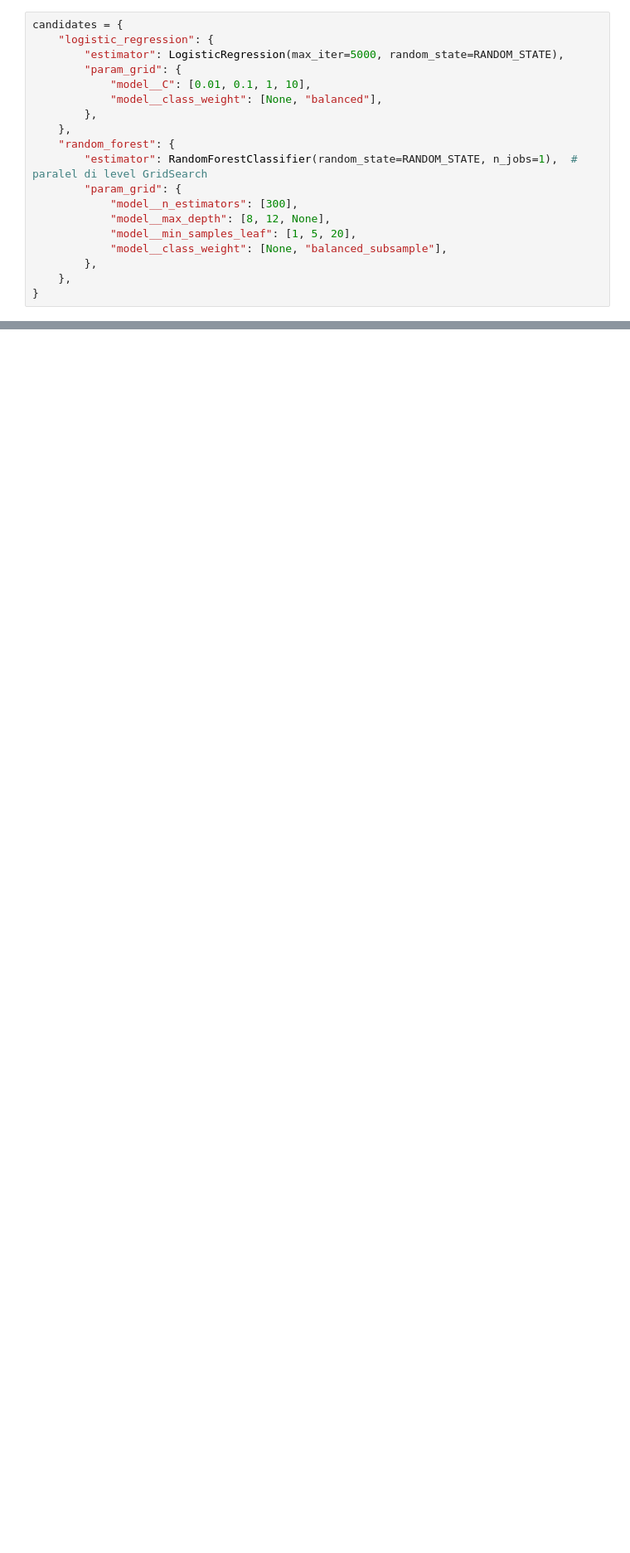
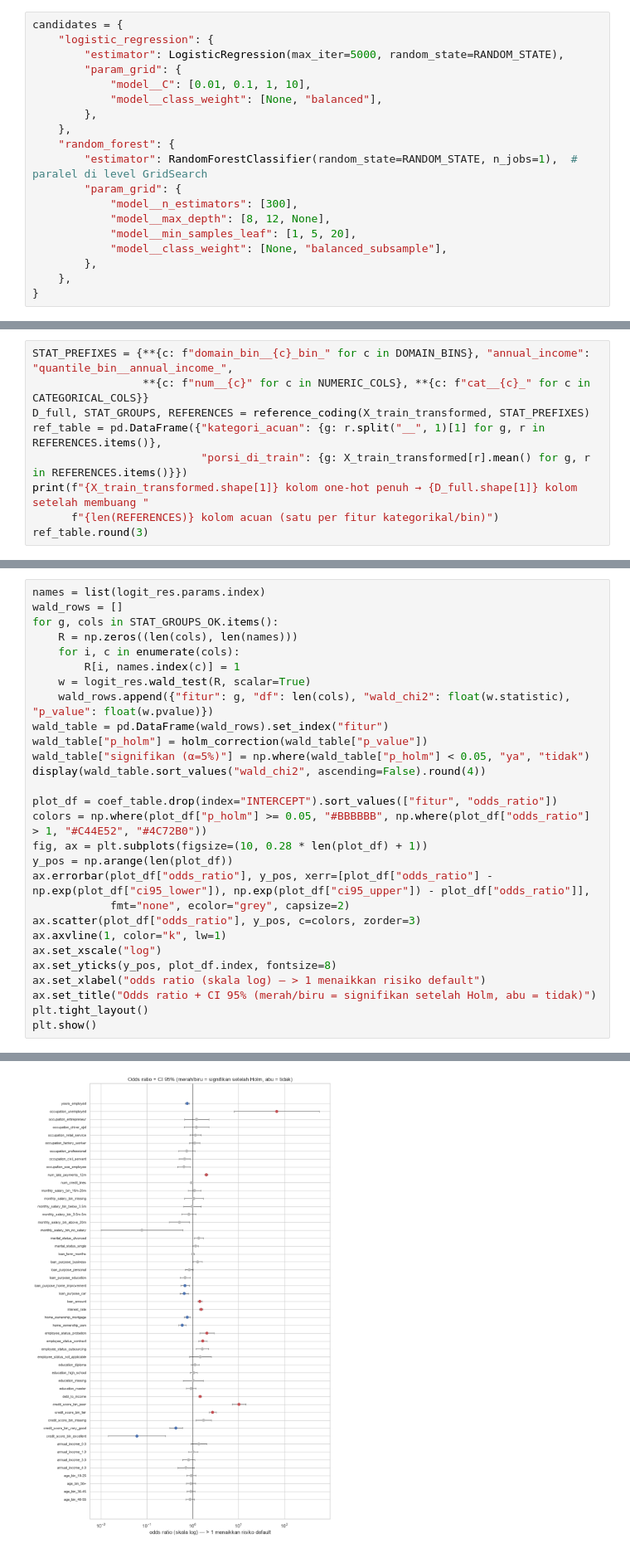
Before and after one commit to ikhsannur1996/credit_classification, a Jupyter notebook: notebooks/credit_default_end_to_end.ipynb, the cells around one changed output, grey strips where cells are left out. Shown at 83% size. Saved outputs shown, nothing was run; the diff lists cells and outputs as text; blank space fills up the shorter version.

Commit message:
Add statistical model section (dummy coding, GVIF, logistic regression statsmodels) + refresh model & notebook

```diff
--- a/notebooks/credit_default_end_to_end.ipynb
+++ b/notebooks/credit_default_end_to_end.ipynb
@@ -978,0 +1017,9 @@ candidates = {
+# %%
+STAT_PREFIXES = {**{c: f"domain_bin__{c}_bin_" for c in DOMAIN_BINS}, "annual_income": "quantile_bin__annual_income_",
+                 **{c: f"num__{c}" for c in NUMERIC_COLS}, **{c: f"cat__{c}_" for c in CATEGORICAL_COLS}}
+D_full, STAT_GROUPS, REFERENCES = reference_coding(X_train_transformed, STAT_PREFIXES)
+ref_table = pd.DataFrame({"kategori_acuan": {g: r.split("__", 1)[1] for g, r in REFERENCES.items()},
+                          "porsi_di_train": {g: X_train_transformed[r].mean() for g, r in REFERENCES.items()}})
+print(f"{X_train_transformed.shape[1]} kolom one-hot penuh → {D_full.shape[1]} kolom setelah membuang "
+      f"{len(REFERENCES)} kolom acuan (satu per fitur kategorikal/bin)")
+ref_table.round(3)
@@ -978,0 +1203,29 @@ candidates = {
+# %%
+names = list(logit_res.params.index)
+wald_rows = []
+for g, cols in STAT_GROUPS_OK.items():
+    R = np.zeros((len(cols), len(names)))
+    for i, c in enumerate(cols):
+        R[i, names.index(c)] = 1
+    w = logit_res.wald_test(R, scalar=True)
+    wald_rows.append({"fitur": g, "df": len(cols), "wald_chi2": float(w.statistic), "p_value": float(w.pvalue)})
+wald_table = pd.DataFrame(wald_rows).set_index("fitur")
+wald_table["p_holm"] = holm_correction(wald_table["p_value"])
+wald_table["signifikan (α=5%)"] = np.where(wald_table["p_holm"] < 0.05, "ya", "tidak")
+display(wald_table.sort_values("wald_chi2", ascending=False).round(4))
+
+plot_df = coef_table.drop(index="INTERCEPT").sort_values(["fitur", "odds_ratio"])
+colors = np.where(plot_df["p_holm"] >= 0.05, "#BBBBBB", np.where(plot_df["odds_ratio"] > 1, "#C44E52", "#4C72B0"))
+fig, ax = plt.subplots(figsize=(10, 0.28 * len(plot_df) + 1))
+y_pos = np.arange(len(plot_df))
+ax.errorbar(plot_df["odds_ratio"], y_pos, xerr=[plot_df["odds_ratio"] - np.exp(plot_df["ci95_lower"]), np.exp(plot_df["ci95_upper"]) - plot_df["odds_ratio"]],
+            fmt="none", ecolor="grey", capsize=2)
+ax.scatter(plot_df["odds_ratio"], y_pos, c=colors, zorder=3)
+ax.axvline(1, color="k", lw=1)
+ax.set_xscale("log")
+ax.set_yticks(y_pos, plot_df.index, fontsize=8)
+ax.set_xlabel("odds ratio (skala log) — > 1 menaikkan risiko default")
+ax.set_title("Odds ratio + CI 95% (merah/biru = signifikan setelah Holm, abu = tidak)")
+plt.tight_layout()
+plt.show()
+# %% [output]
@@ -978,0 +1251 @@ candidates = {
+[figure, added]
```
Also changed, not shown: parts of 25 cells of this notebook, 5 other files.
